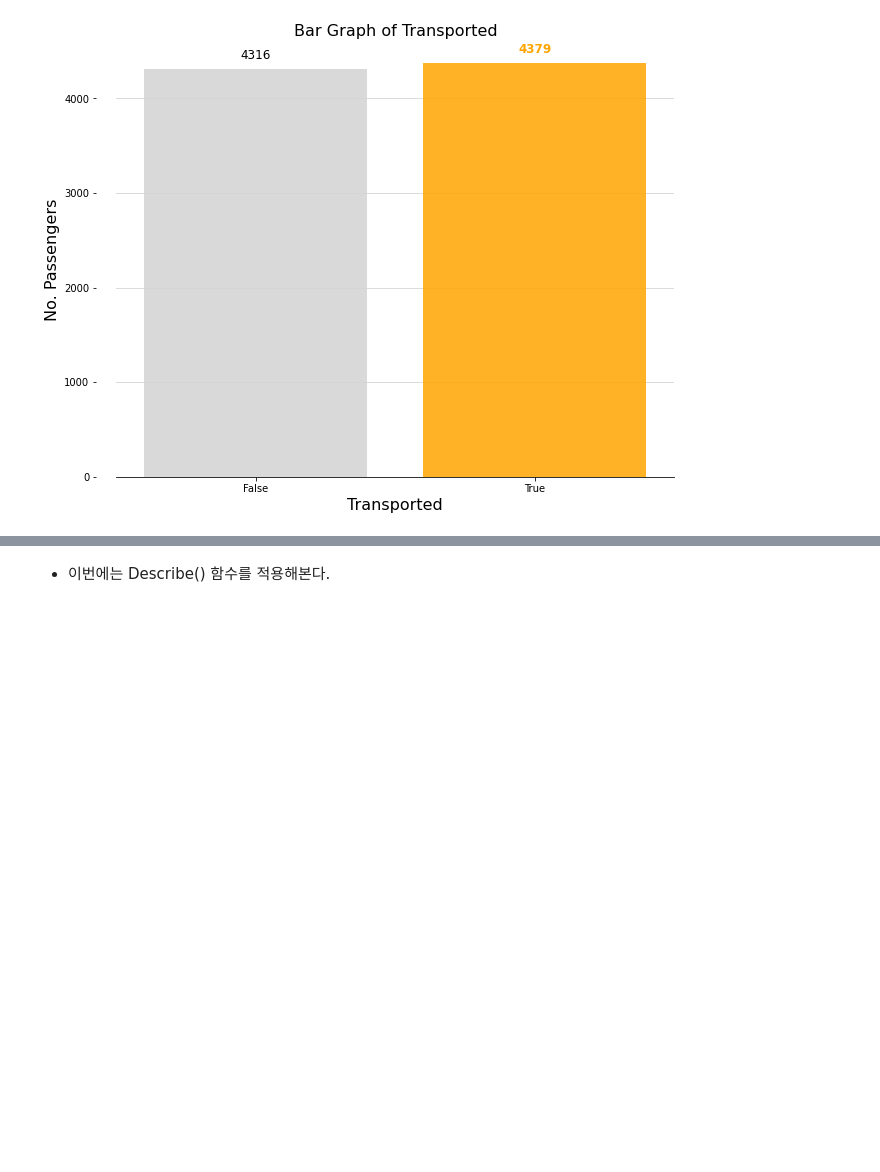
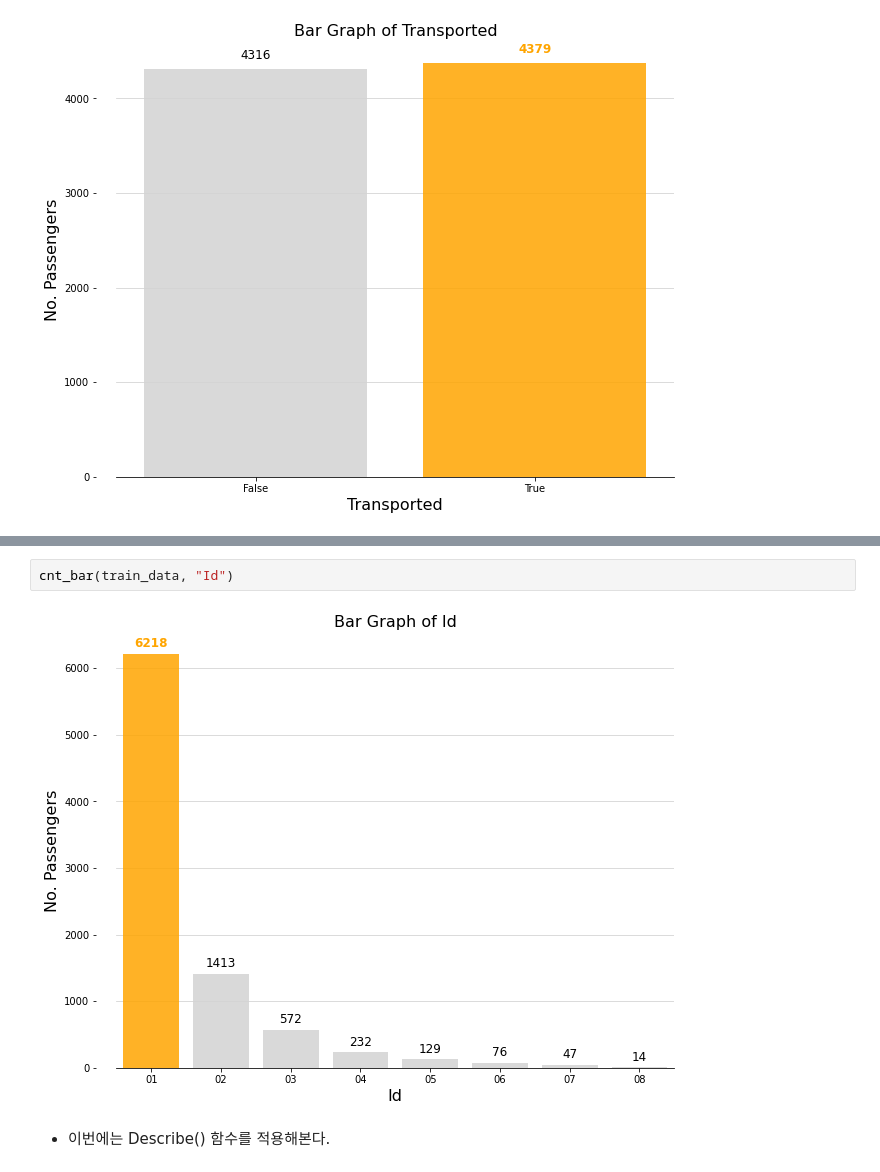
Before and after one commit to SiriN1234/kaggle_projcect, a Jupyter notebook: temporary-title.ipynb, the cells around one changed output, grey strips where cells are left out. Saved outputs shown, nothing was run; the diff lists cells and outputs as text; blank space fills up the shorter version.

```diff
--- a/temporary-title.ipynb
+++ b/temporary-title.ipynb
@@ -432,6 +439,10 @@ cnt_donut(train_data, "Side")
 cnt_donut(train_data, "Adult")
 # %% [output]
 [interactive output not drawn]
+# %%
+cnt_bar(train_data, "Id")
+# %% [output]
+[figure, added]
 # %% [markdown]
 - 이번에는 Describe() 함수를 적용해본다.
 # %%
```
Also changed, not shown: parts of 28 cells of this notebook.
